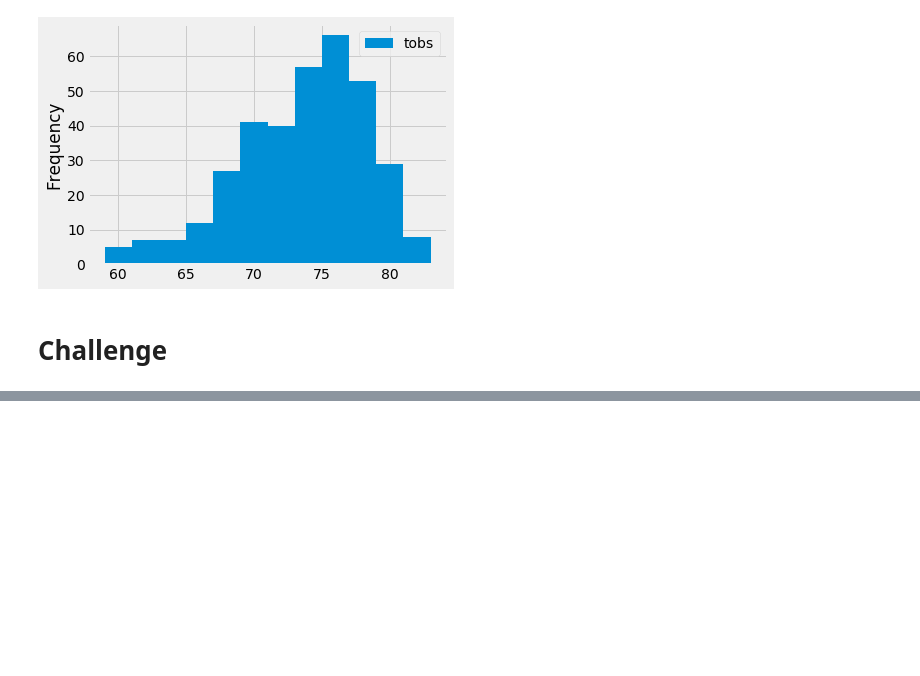
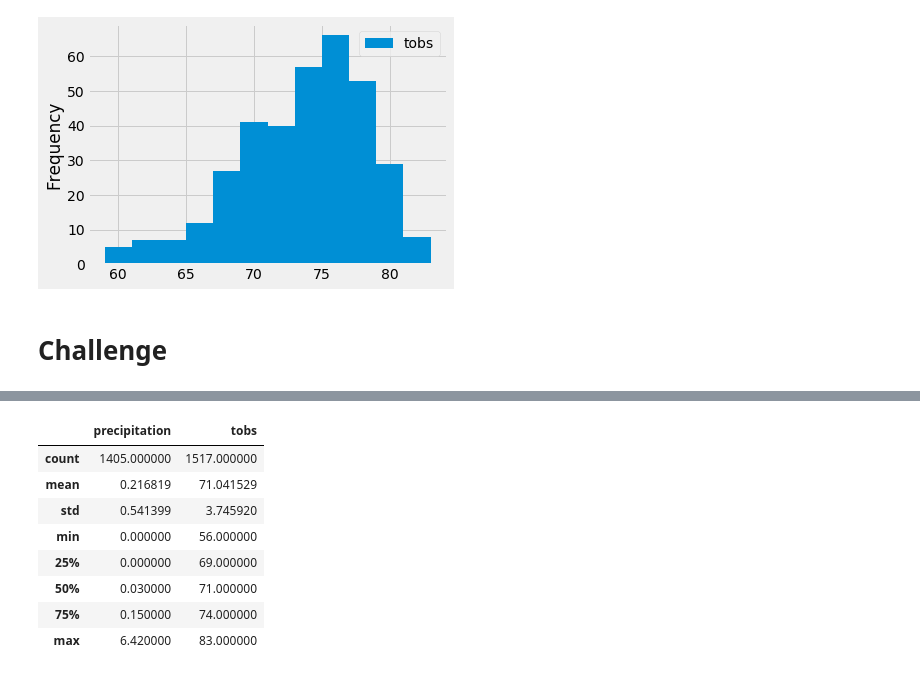
Before and after one commit to JWHanna/surfs_up, a Jupyter notebook: climate_analysis.ipynb, the cells around one changed output, grey strips where cells are left out. Cells and saved outputs as stored; diff of their text form; code cells hidden in the pictures; blank space fills up the shorter version.

```diff
--- a/climate_analysis.ipynb
+++ b/climate_analysis.ipynb
@@ -127,0 +152,22 @@ plt.tight_layout()
+# %%
+# Identify key statistical data in December across all stations and years using the describe() function.
+december = dt.date(year = 2015, month = 12, day = 1)
+
+# Perform a query to retrieve the data and precipitation scores
+december_results = []
+december_results = session.query(Measurement.date, Measurement.prcp, Measurement.tobs).filter(extract('month', Measurement.date) == december.month).all()
+
+# Save the query results as a Pandas DataFrame
+december_df = pd.DataFrame(december_results, columns=['date','precipitation', 'tobs'])
+
+december_df.describe()
+# %% [output]
+|  | precipitation | tobs |
+| count | 1405.000000 | 1517.000000 |
+| mean | 0.216819 | 71.041529 |
+| std | 0.541399 | 3.745920 |
+| min | 0.000000 | 56.000000 |
+| 25% | 0.000000 | 69.000000 |
+| 50% | 0.030000 | 71.000000 |
+| 75% | 0.150000 | 74.000000 |
+| max | 6.420000 | 83.000000 |
```
Also changed, not shown: parts of 4 cells of this notebook.
